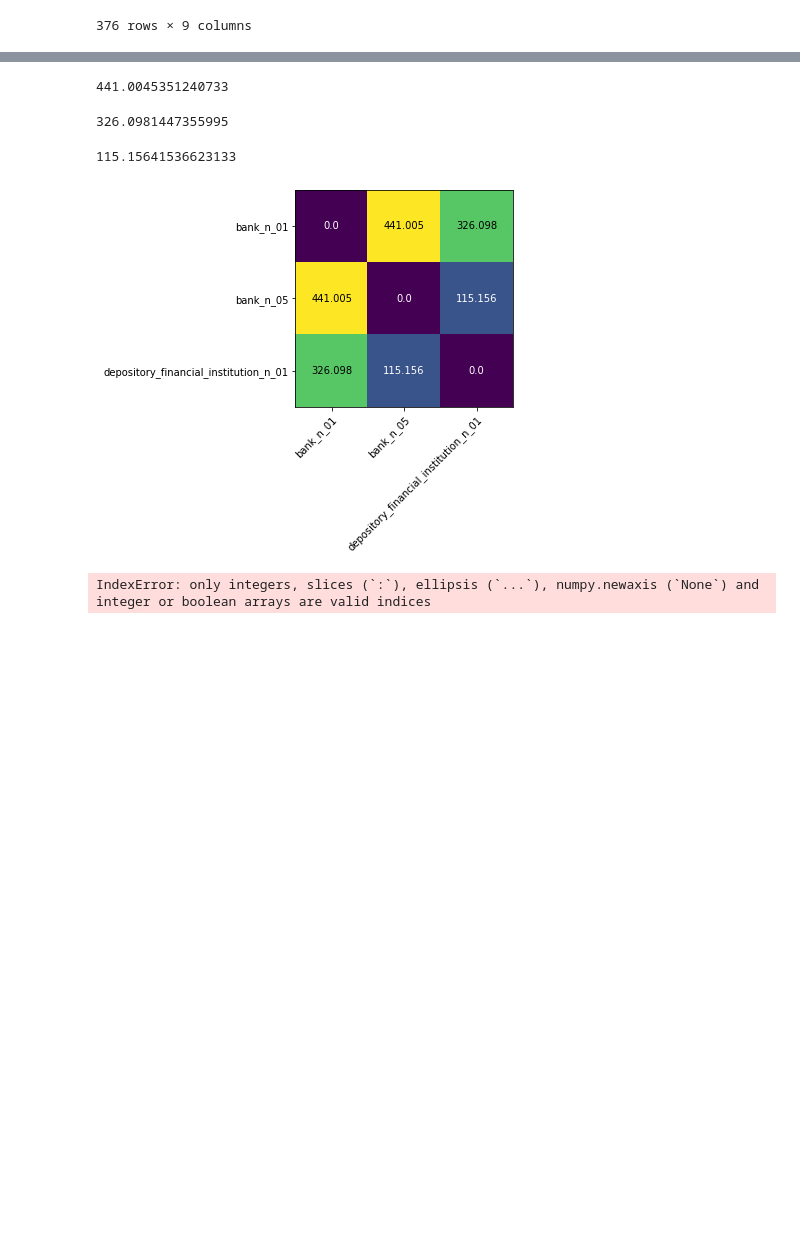
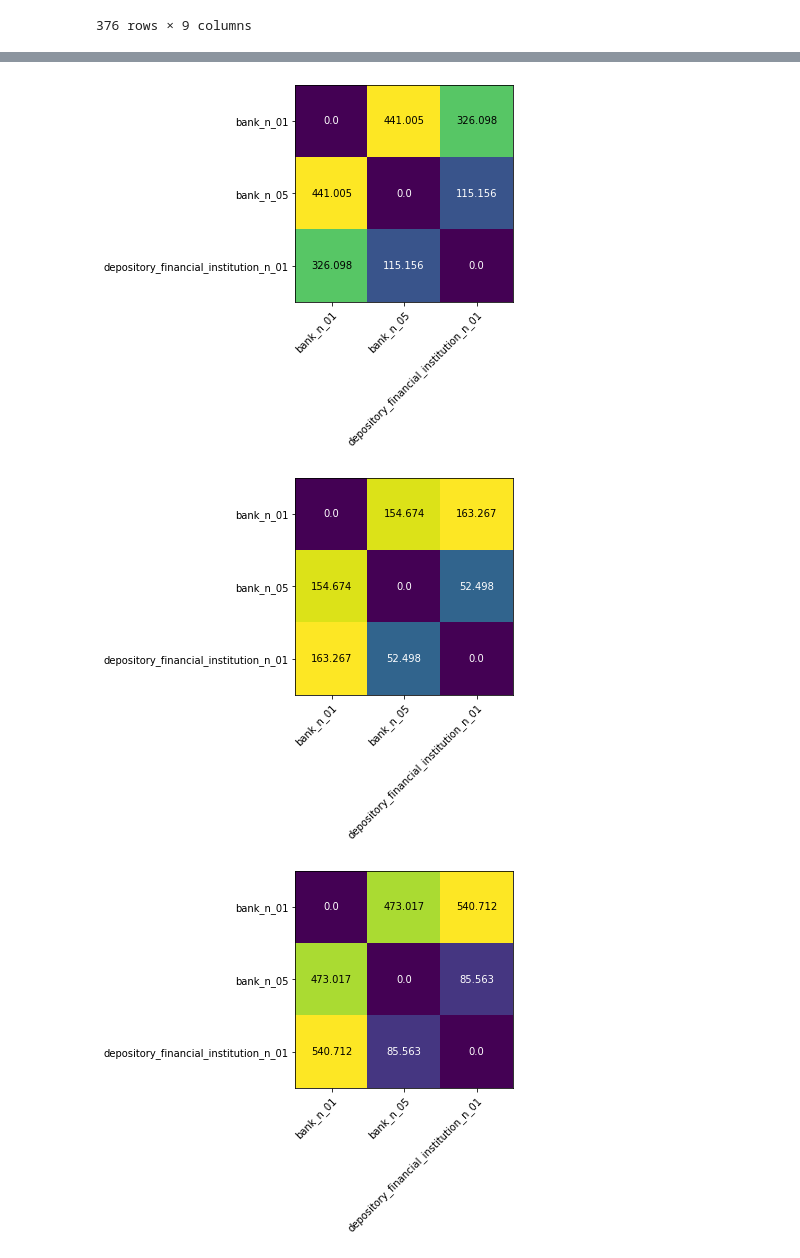
Before and after one commit to sathvikn/bert-wordsense, a Jupyter notebook: codebase/notebooks/pilesort-analysis.ipynb, the cells around one changed output, grey strips where cells are left out. Drawn from its saved outputs; the diff is of its cells as text; code cells hidden in the pictures; blank space fills up the shorter version.

Commit message:
shared trials

```diff
--- a/codebase/notebooks/pilesort-analysis.ipynb
+++ b/codebase/notebooks/pilesort-analysis.ipynb
@@ -48,52 +38,0 @@ def calculate_distance(r1, r2):
-# %%
-calculate_distance(results.iloc[0], results.iloc[1])
-# %% [output]
-441.0045351240733
-# %%
-calculate_distance(results.iloc[0], results.iloc[2])
-# %% [output]
-326.0981447355995
-# %%
-calculate_distance(results.iloc[1], results.iloc[2])
-# %% [output]
-115.15641536623133
-# %%
-def get_subject_mtx(results, userID, word_type, trial_type):
-    word_data = results[(results['userID'] == userID) & (results['lemma'] == word_type) & (results['trialType'] == trial_type)]
-    result_mtx = []
-    senses = word_data['sense']
-    for i in range(len(word_data.index)):
-        row = []
-        for j in range(len(word_data.index)):
-            row.append(calculate_distance(word_data.iloc[i], word_data.iloc[j]))
-        result_mtx.append(np.asarray(row))
-    result_mtx = np.asarray(result_mtx)
-    return result_mtx, senses
-
-def plot_mtx(result_mtx, senses):
-    fig, ax = plt.subplots()
-    im = ax.imshow(result_mtx)
-
-    # We want to show all ticks...
-    ax.set_xticks(np.arange(len(senses)))
-    ax.set_yticks(np.arange(len(senses)))
-    # ... and label them with the respective list entries
-    ax.set_xticklabels(senses)
-    ax.set_yticklabels(senses)
-
-    threshold = im.norm(result_mtx.max())/2.
-
-
-    # Rotate the tick labels and set their alignment.
-    plt.setp(ax.get_xticklabels(), rotation=45, ha="right",
-             rotation_mode="anchor")
-    textcolors = ['black', 'white']
-    # Loop over data dimensions and create text annotations.
-    for i in range(len(senses)):
-        for j in range(len(senses)):
-            square_color = textcolors[int(im.norm(result_mtx[i][j]) < threshold)]
-            text = ax.text(j, i, np.round(result_mtx[i][j], 3),
-                           ha="center", va="center", color=square_color)
-
-    #fig.tight_layout()
-    plt.show()
@@ -100,7 +41,8 @@ def plot_mtx(result_mtx, senses):
 # %%
 for u in users:
-    results, senses = get_subject_mtx(results, u, 'bank_n', 'training')
-    plot_mtx(results, senses)
+    user_result, senses = get_subject_mtx(results, u, 'bank_n', 'training')
+    plot_mtx(user_result, senses)
 # %% [output]
 [figure]
-IndexError: only integers, slices (`:`), ellipsis (`...`), numpy.newaxis (`None`) and integer or boolean arrays are valid indices
+[figure, added]
+[figure, added]
```
Also changed, not shown: parts of 9 cells of this notebook, 1 other file.
